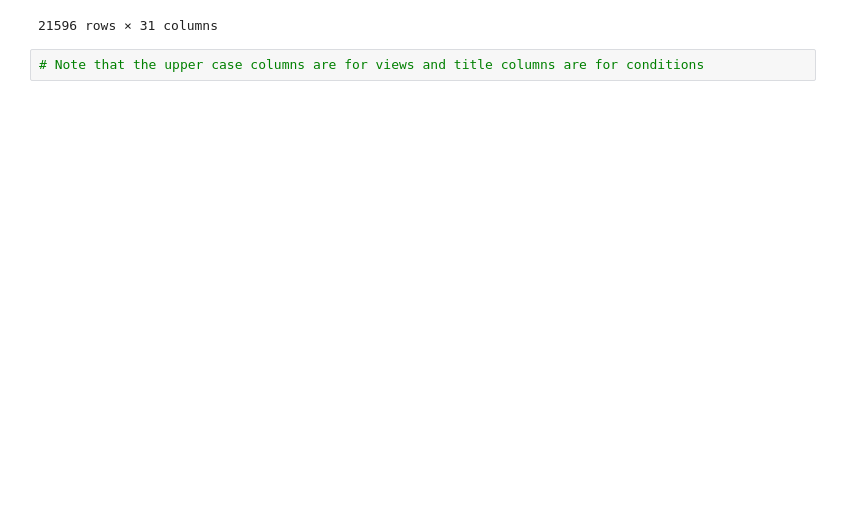
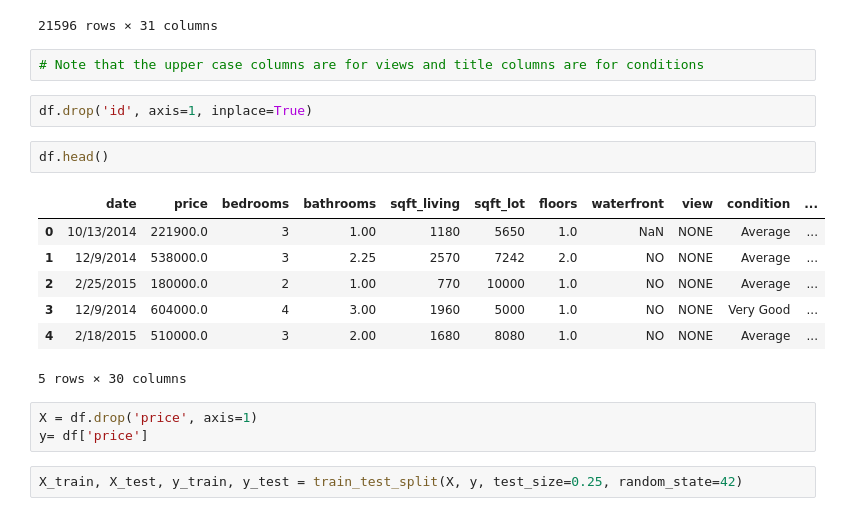
Before and after one commit to ElyLin/HomePriceAnalysis, a Jupyter notebook: HousingAnalysisMain.ipynb, the cells around one changed output. Cells and saved outputs as stored; diff of their text form; blank space fills up the shorter version.

Commit message:
add test train split

```diff
--- a/HousingAnalysisMain.ipynb
+++ b/HousingAnalysisMain.ipynb
@@ -338,3 +338,20 @@ df
 21596 rows × 31 columns
 # %%
 # Note that the upper case columns are for views and title columns are for conditions
+# %%
+df.drop('id', axis=1, inplace=True)
+# %%
+df.head()
+# %% [output]
+|  | date | price | bedrooms | bathrooms | sqft_living | sqft_lot | floors | waterfront | view | condition | ... |
+| 0 | 10/13/2014 | 221900.0 | 3 | 1.00 | 1180 | 5650 | 1.0 | NaN | NONE | Average | ... |
+| 1 | 12/9/2014 | 538000.0 | 3 | 2.25 | 2570 | 7242 | 2.0 | NO | NONE | Average | ... |
+| 2 | 2/25/2015 | 180000.0 | 2 | 1.00 | 770 | 10000 | 1.0 | NO | NONE | Average | ... |
+| 3 | 12/9/2014 | 604000.0 | 4 | 3.00 | 1960 | 5000 | 1.0 | NO | NONE | Very Good | ... |
+| 4 | 2/18/2015 | 510000.0 | 3 | 2.00 | 1680 | 8080 | 1.0 | NO | NONE | Average | ... |
+5 rows × 30 columns
+# %%
+X = df.drop('price', axis=1)
+y= df['price']
+# %%
+X_train, X_test, y_train, y_test = train_test_split(X, y, test_size=0.25, random_state=42)
```
Also changed, not shown: parts of 1 cell of this notebook.
